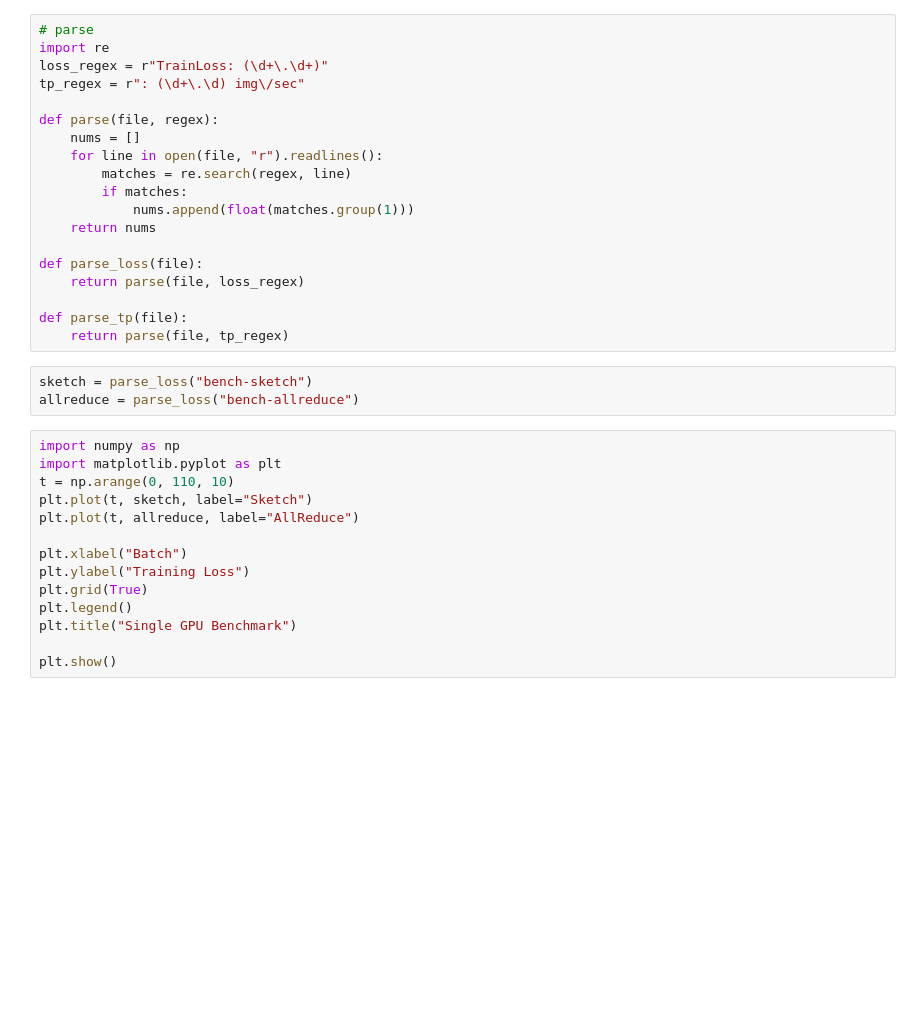
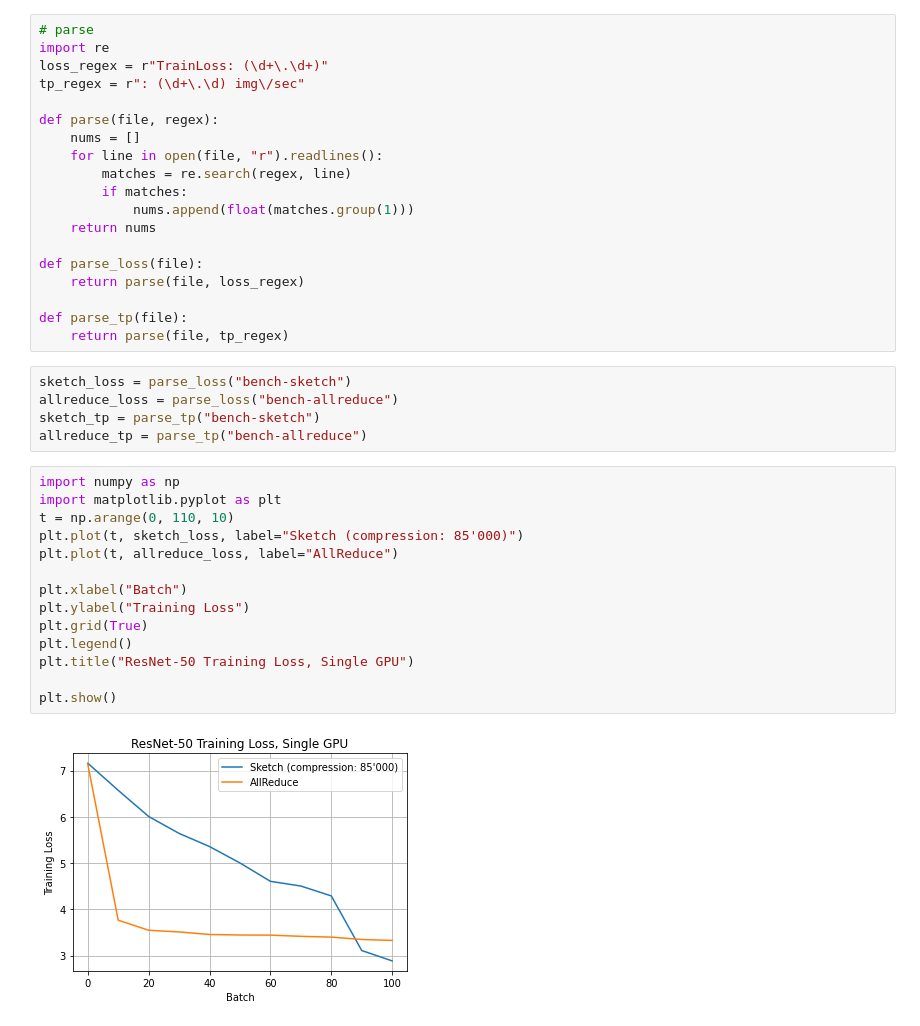
Before and after one commit to mmathys/bagua, a Jupyter notebook: plots/plot.ipynb, the cells around one changed output. Drawn from its saved outputs; the diff is of its cells as text; blank space fills up the shorter version.

Commit message:
some plots

```diff
--- a/plots/plot.ipynb
+++ b/plots/plot.ipynb
@@ -18,19 +18,23 @@ def parse_loss(file):
 def parse_tp(file):
     return parse(file, tp_regex)
 # %%
-sketch = parse_loss("bench-sketch")
-allreduce = parse_loss("bench-allreduce")
+sketch_loss = parse_loss("bench-sketch")
+allreduce_loss = parse_loss("bench-allreduce")
+sketch_tp = parse_tp("bench-sketch")
+allreduce_tp = parse_tp("bench-allreduce")
 # %%
 import numpy as np
 import matplotlib.pyplot as plt
 t = np.arange(0, 110, 10)
-plt.plot(t, sketch, label="Sketch")
-plt.plot(t, allreduce, label="AllReduce")
+plt.plot(t, sketch_loss, label="Sketch (compression: 85'000)")
+plt.plot(t, allreduce_loss, label="AllReduce")
 
 plt.xlabel("Batch")
 plt.ylabel("Training Loss")
 plt.grid(True)
 plt.legend()
-plt.title("Single GPU Benchmark")
+plt.title("ResNet-50 Training Loss, Single GPU")
 
 plt.show()
+# %% [output]
+[figure, added]
```
Also changed, not shown: parts of 1 cell of this notebook.
